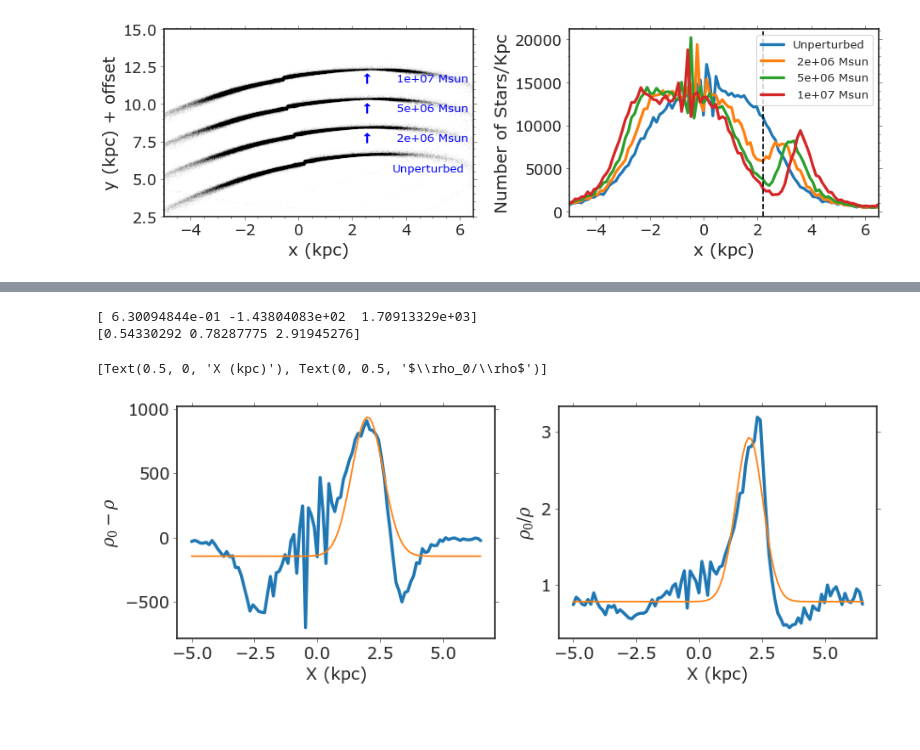
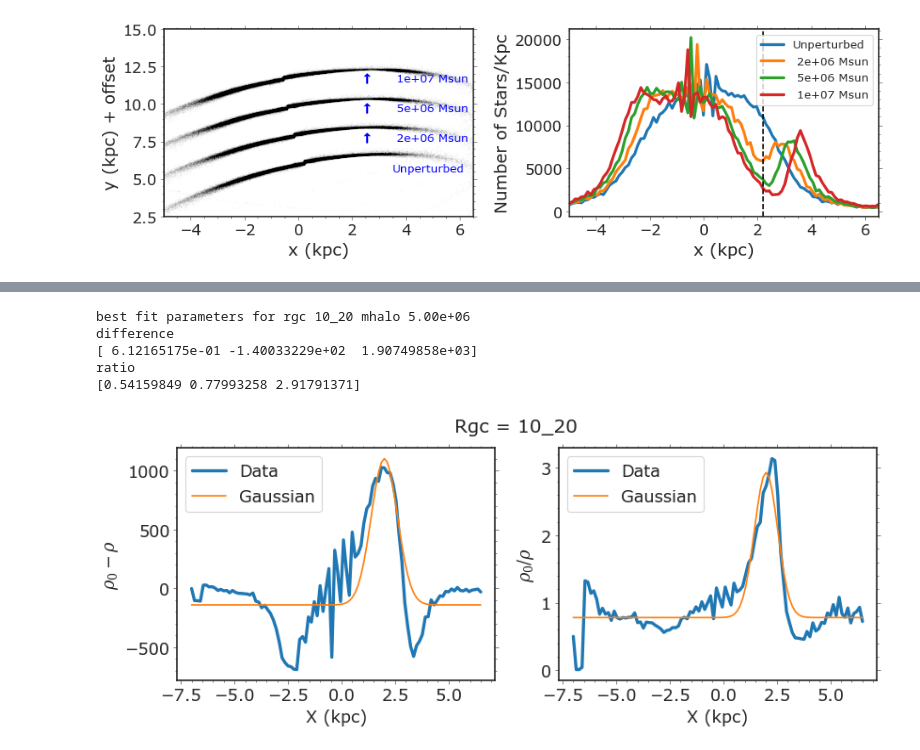
Before and after one commit to caganze/stellarstreams, a Jupyter notebook: notebooks/Poster Figures, Streams, Diagnostics.ipynb, the cells around one changed output, grey strips where cells are left out. Cells and saved outputs as stored; diff of their text form; code cells hidden in the pictures; blank space fills up the shorter version.

```diff
--- a/notebooks/Poster Figures, Streams, Diagnostics.ipynb
+++ b/notebooks/Poster Figures, Streams, Diagnostics.ipynb
@@ -256,56 +385,12 @@ plt.plot(xdata, gaussian(xdata, *popt))
 # %%
-rgc='10_20'
-
-xgrid=np.linspace(-5, 6.5, 100)
-vhalo=-50
-distance_to_hit=0.5
-
-mhalo=5e6
-#filename='pal5_rgc{}_mhalo{:.2e}_vhalo{:.0f}'.format(rgc, mhalo, vhalo)
-filename='no_self_grav_pal5_rgc{}_mhalo{:.2e}_vhalo{:.0f}_distance_to_hit{}'.format(rgc, mhalo, vhalo, distance_to_hit )
-f=path_data+'/{}.npy'.format(filename)
-filenames=np.array(glob.glob(f))
-st0=(read_orbit_file(filenames[-1].split('/')[-1]).flatten()[0])['stream']
-x0, y0=st0.y.value, st0.x.value
-mask= np.logical_and((x0-np.nanmedian(x0))>0., y0>2.5)
-line = np.polyfit(x0[mask], y0[mask], 1)
-angle=np.arctan(line[0])
-x0, y0=rotate(x0, y0, -angle, c=(np.nanmedian(x0), np.nanmedian(y0)))
-
-
-#filename='orgininalpal5_rgc{}'.format(rgc)
-filename='orgininalno_self_grav_pal5_rgc{}'.format(rgc)
-f=path_data+'/{}.npy'.format(filename)
-filenames=np.array(glob.glob(f))
-st0=(read_orbit_file(filenames[-1].split('/')[-1]).flatten()[0])['stream']
-center=np.nanmedian(np.array(rgc.split('_')).astype(float))
-
-xu, yu=st0.y.value, st0.x.value
-#mask= ((x0-np.nanmedian(x0))**2+(y0-np.nanmedian(y0))**2)**0.5<5
-mask= (xu-np.nanmedian(xu))>0.
-line = np.polyfit(xu[mask], yu[mask], 1)
-angle=np.arctan(line[0])
-xu, yu=rotate(xu, yu, -angle, c=(np.nanmedian(xu), np.nanmedian(yu)))
-
-
-fig, ax=plt.subplots(ncols=2, figsize=(12, 4))
-
-r=plot_density_ratio(xu,x0, xgrid, ax[0], 'Data')
-popt, pcov = curve_fit(gaussian, xgrid, r, p0=[1, 1, 200])
-ax[0].plot(xgrid, gaussian(xgrid, *popt), label='Gaussian')
-print (popt)
-ax[0].set(xlabel='X (kpc)', ylabel=r'$\rho_0-\rho$')
-
-
-r=plot_density_ratio(xu,x0, xgrid, ax[1], 'Data', ratio=True)
-popt, pcov = curve_fit(gaussian, xgrid, r, p0=[1, 1, 200])
-print (popt)
-ax[1].plot(xgrid, gaussian(xgrid, *popt), label='Gaussian')
-ax[1].set(xlabel='X (kpc)', ylabel=r'$\rho_0/\rho$')
+xgrid=np.linspace(-7, 6.5, 100)
+find_gap_size('10_20', xgrid, plot=True, mhalo=5e6)
 # %% [output]
-[ 6.30094844e-01 -1.43804083e+02  1.70913329e+03]
-[0.54330292 0.78287775 2.91945276]
+best fit parameters for rgc 10_20 mhalo 5.00e+06
+difference
+[ 6.12165175e-01 -1.40033229e+02  1.90749858e+03]
+ratio
+[0.54159849 0.77993258 2.91791371]
-[Text(0.5, 0, 'X (kpc)'), Text(0, 0.5, '$\\rho_0/\\rho$')]
-[figure, old version]
+[figure, new version]
 # %%
 
```
Also changed, not shown: parts of 12 cells of this notebook, 1 other file.
